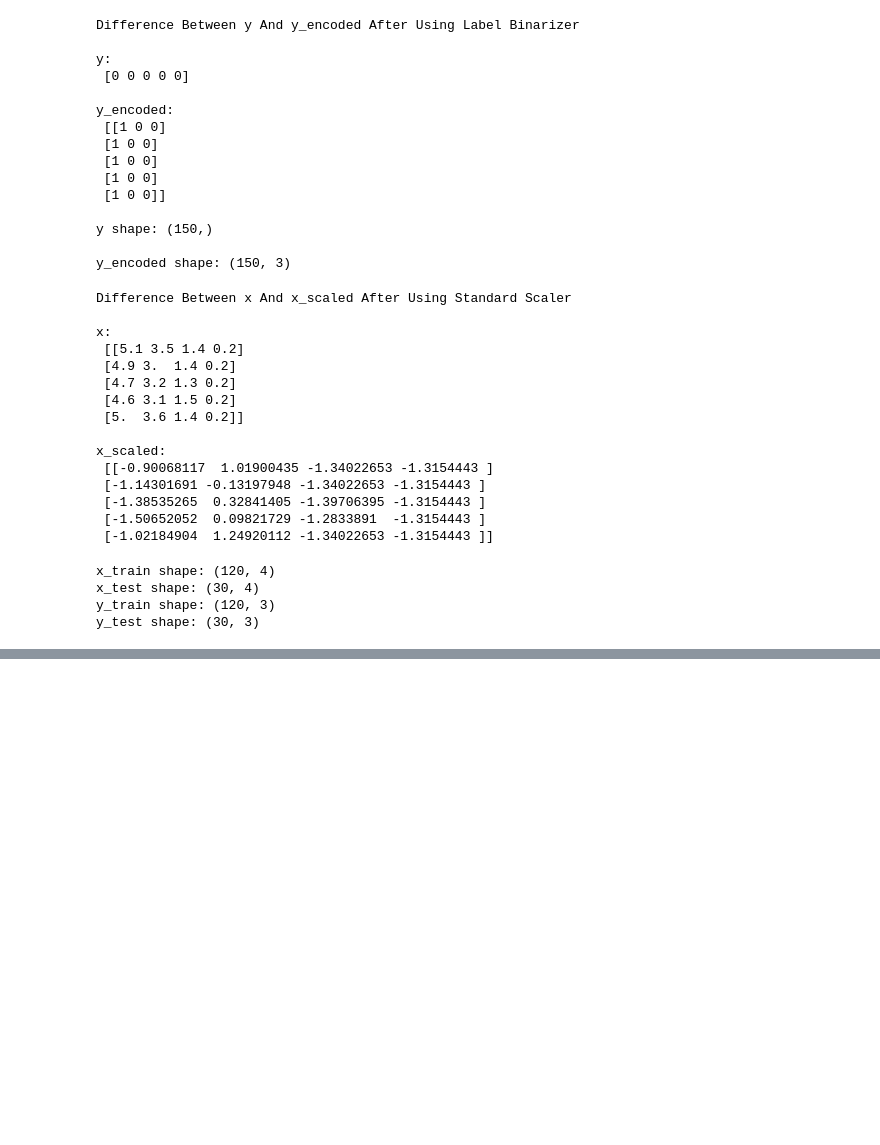
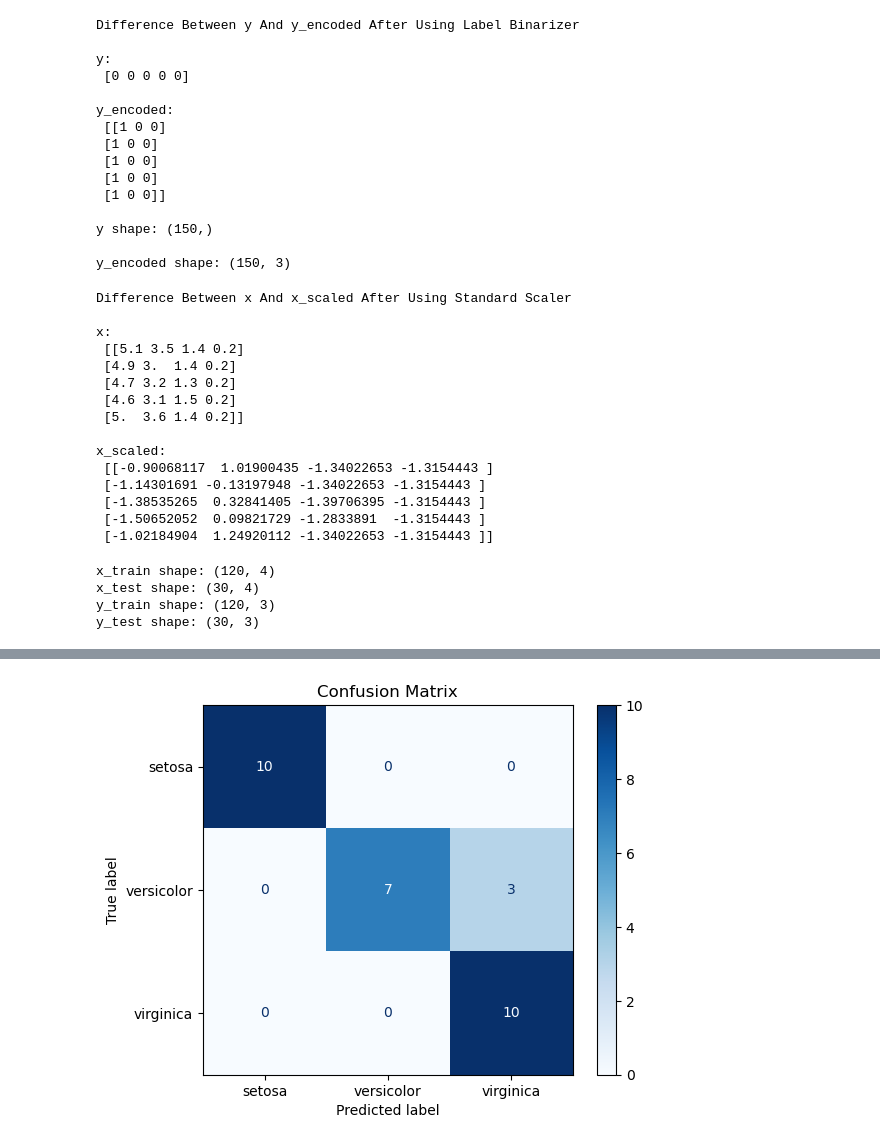
Before and after one commit to Ahmed0Harfoush/-CodeAlpha_Iris-Flower-Classification, a Jupyter notebook: _Iris_Flower_Classification.ipynb, the cells around one changed output, grey strips where cells are left out. Drawn from its saved outputs; the diff is of its cells as text; code cells hidden in the pictures; blank space fills up the shorter version.

```diff
--- a/_Iris_Flower_Classification.ipynb
+++ b/_Iris_Flower_Classification.ipynb
@@ -495,0 +853,93 @@ weighted avg       0.96      0.96      0.96        90
+# %%
+import pandas as pd
+import numpy as np
+import matplotlib.pyplot as plt
+import seaborn as sns
+from sklearn.datasets import load_iris
+from sklearn.model_selection import train_test_split, StratifiedKFold
+from sklearn.preprocessing import StandardScaler, LabelBinarizer
+from tensorflow.keras.models import Sequential
+from tensorflow.keras.layers import Dense, Dropout
+from tensorflow.keras.callbacks import EarlyStopping, ReduceLROnPlateau
+from sklearn.metrics import classification_report, confusion_matrix, ConfusionMatrixDisplay
+import logging
+
+# Setup logging
+logging.basicConfig(level=logging.INFO, format='%(asctime)s - %(levelname)s - %(message)s')
+
+# Constants
+RANDOM_STATE = 42
+TEST_SIZE = 0.2
+EPOCHS = 50
+BATCH_SIZE = 32
+
+# Load and preprocess data
+def load_and_preprocess_iris():
+    try:
+        iris = load_iris()
+        df = pd.DataFrame(data=iris.data, columns=iris.feature_names)
+        df['target'] = iris.target
+        df['species'] = df['target'].apply(lambda x: iris.target_names[x])
+        logging.info("Iris dataset loaded successfully.")
+        return df, iris.data, iris.target
+    except Exception as e:
+        logging.error(f"Failed to load dataset: {str(e)}")
+        raise
+
+# Build model
+def build_model(input_dim, num_classes):
+    model = Sequential([
+        Dense(64, activation='relu', input_shape=(input_dim,), kernel_regularizer='l2'),
+        Dropout(0.3),
+        Dense(32, activation='relu', kernel_regularizer='l2'),
+        Dropout(0.3),
+        Dense(num_classes, activation='softmax')
+    ])
+    model.compile(optimizer='adam', loss='categorical_crossentropy', metrics=['accuracy'])
+    return model
+
+# Main execution
+if __name__ == "__main__":
+    # Load data
+    df, X, y = load_and_preprocess_iris()
+
+    # Split data
+    X_train, X_test, y_train, y_test = train_test_split(X, y, test_size=TEST_SIZE,
+                                                        random_state=RANDOM_STATE, stratify=y)
+
+    # Scale features
+    scaler = StandardScaler()
+    X_train = scaler.fit_transform(X_train)
+    X_test = scaler.transform(X_test)
+
+    # Encode labels
+    lb = LabelBinarizer()
+    y_train = lb.fit_transform(y_train)
+    y_test = lb.transform(y_test)
+
+    # Build and train model
+    model = build_model(X_train.shape[1], y_train.shape[1])
+    early_stopping = EarlyStopping(monitor='val_loss', patience=10, restore_best_weights=True)
+    history = model.fit(X_train, y_train, epochs=EPOCHS, batch_size=BATCH_SIZE,
+                        validation_split=0.2, callbacks=[early_stopping], verbose=1)
+
+    # Evaluate model
+    y_pred_proba = model.predict(X_test)
+    y_pred = np.argmax(y_pred_proba, axis=1)
+    y_true = np.argmax(y_test, axis=1)
+
+    # Classification report
+    print("\nClassification Report:\n")
+    print(classification_report(y_true, y_pred, target_names=iris.target_names))
+
+    # Confusion matrix
+    cm = confusion_matrix(y_true, y_pred)
+    disp = ConfusionMatrixDisplay(confusion_matrix=cm, display_labels=iris.target_names)
+    disp.plot(cmap='Blues')
+    plt.title('Confusion Matrix')
+    plt.show()
+
+    # Save model and scaler
+    joblib.dump(scaler, 'scaler.pkl')
+    model.save('iris_model.keras')
+# %% [output]
@@ -495,0 +964 @@ weighted avg       0.96      0.96      0.96        90
+[figure, added]
```
Also changed, not shown: parts of 18 cells of this notebook.
